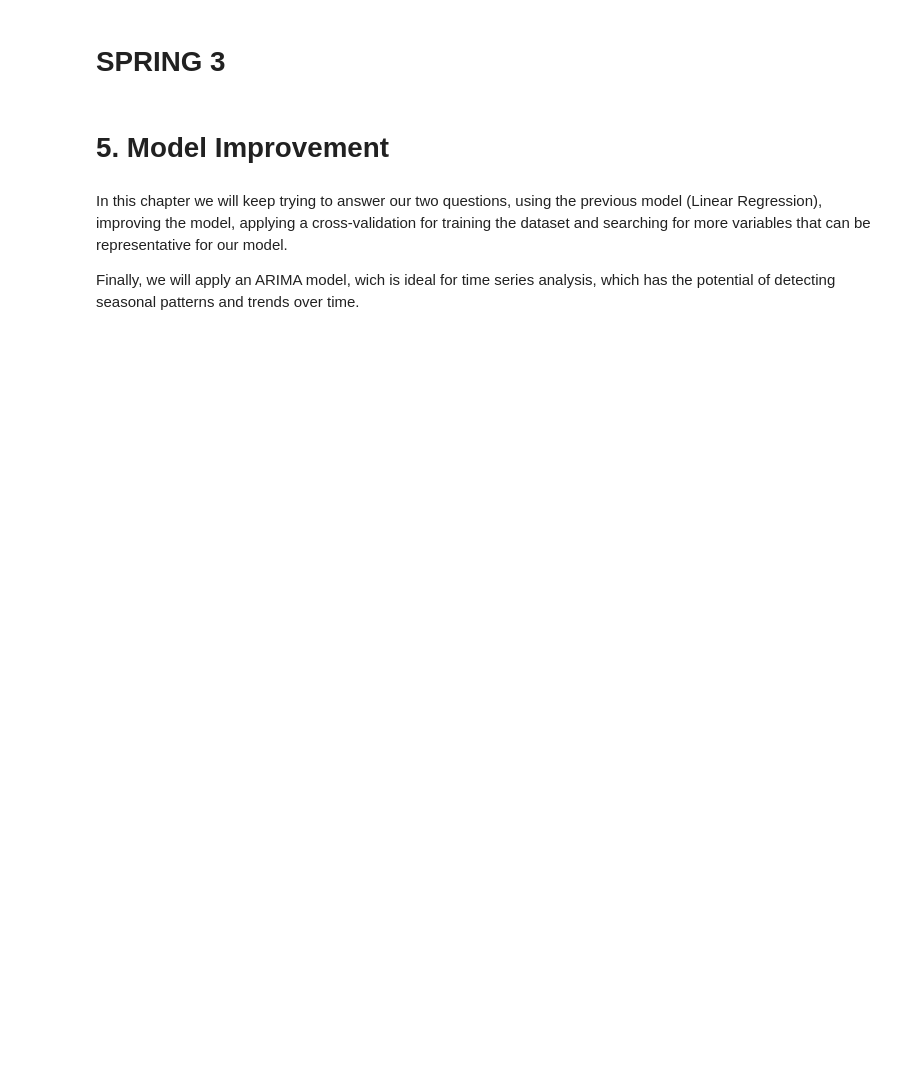
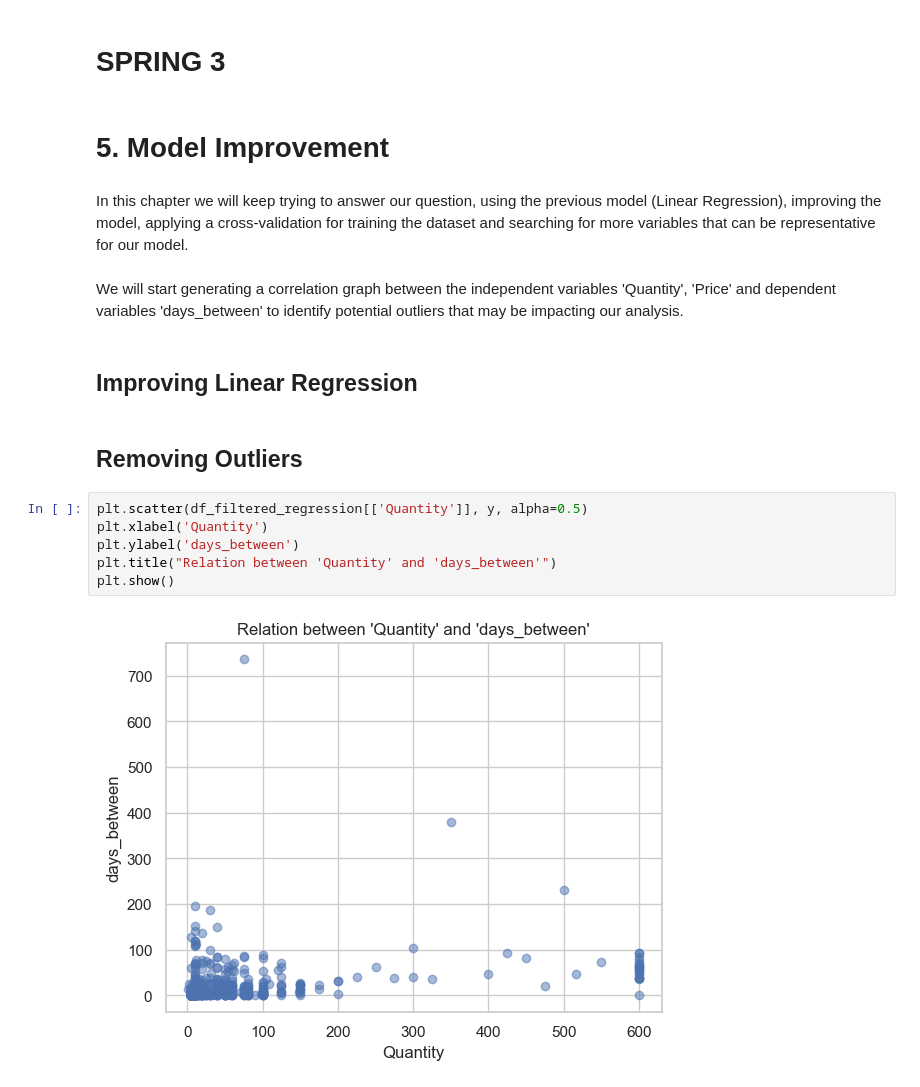
Before and after one commit to alk1316/Capstone_BrainsStation_SAP_InventoryLevel, a Jupyter notebook: notebooks/Capstone_InventoryLevel_SAP.ipynb, the cells around one changed output. Cells and saved outputs as stored; diff of their text form; blank space fills up the shorter version.

```diff
--- a/notebooks/Capstone_InventoryLevel_SAP.ipynb
+++ b/notebooks/Capstone_InventoryLevel_SAP.ipynb
@@ -1020,6 +1024,18 @@ The relatively high MSE and low R² suggest that the current Linear Regression m
 # %% [markdown]
 # 5. Model Improvement <a class="anchor" id="model-imp"></a>
 # %% [markdown]
-In this chapter we will keep trying to answer our two questions, using the previous model (Linear Regression), improving the model, applying a cross-validation for training the dataset and searching for more variables that can be representative for our model.
-
-Finally, we will apply an ARIMA model, wich is ideal for time series analysis, which has the potential of detecting seasonal patterns and trends over time.
+In this chapter we will keep trying to answer our question, using the previous model (Linear Regression), improving the model, applying a cross-validation for training the dataset and searching for more variables that can be representative for our model.
+# %% [markdown]
+We will start generating a correlation graph between the independent variables 'Quantity', 'Price' and dependent variables 'days_between' to identify potential outliers that may be impacting our analysis.
+# %% [markdown]
+## Improving Linear Regression <a class="anchor" id="lr-imp"></a>
+# %% [markdown]
+## Removing Outliers <a class="anchor" id="lr-out"></a>
+# %%
+plt.scatter(df_filtered_regression[['Quantity']], y, alpha=0.5)
+plt.xlabel('Quantity')
+plt.ylabel('days_between')
+plt.title("Relation between 'Quantity' and 'days_between'")
+plt.show()
+# %% [output]
+[figure, added]
```
Also changed, not shown: parts of 158 cells of this notebook.
